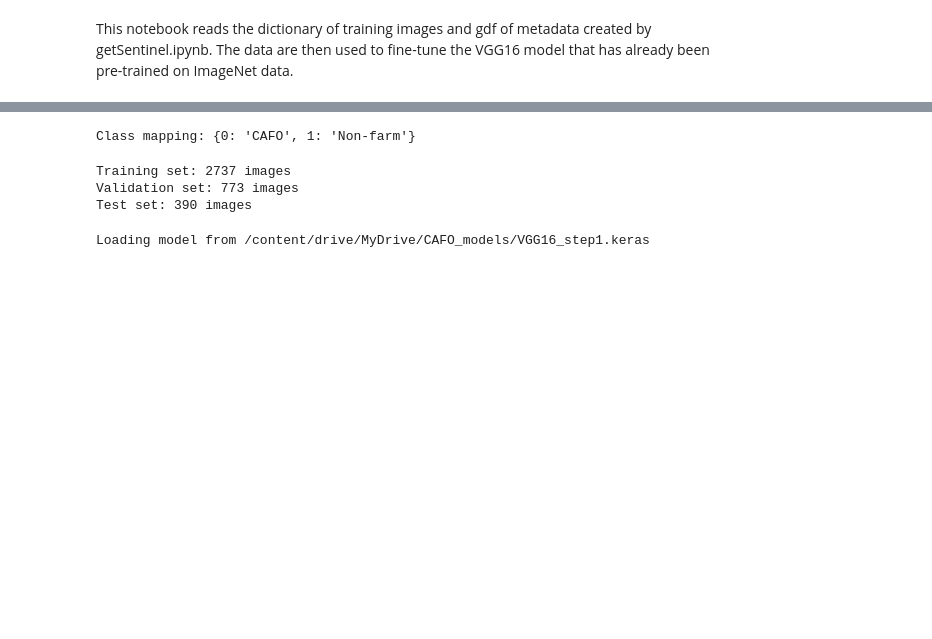
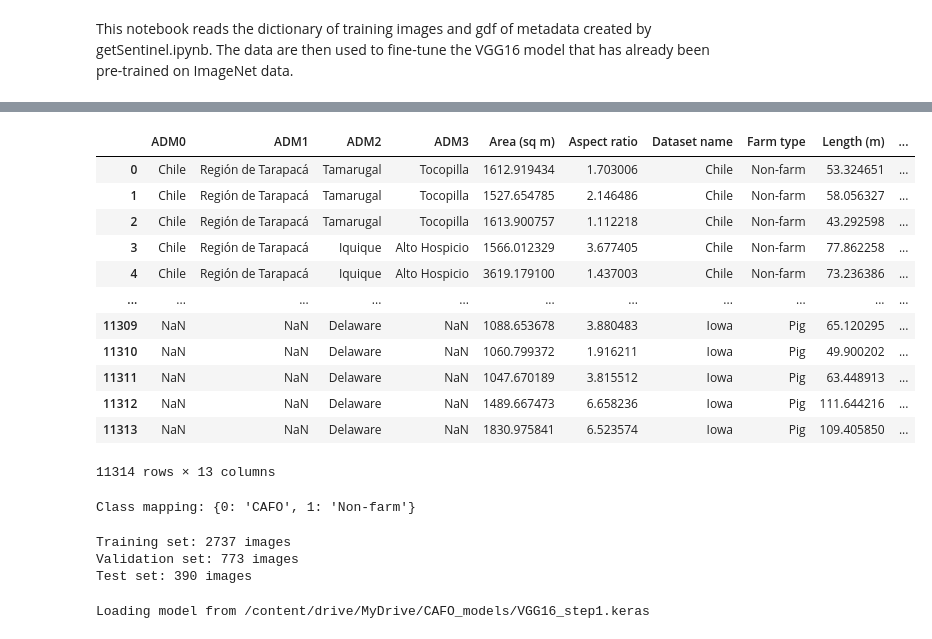
Before and after one commit to rachelemason/CAFO-AI, a Jupyter notebook: trainCNN.ipynb, the cells around one changed output, grey strips where cells are left out. Drawn from its saved outputs; the diff is of its cells as text; code cells hidden in the pictures; blank space fills up the shorter version.

Commit message:
Modified trainCNN to read training data from multiple files

```diff
--- a/trainCNN.ipynb
+++ b/trainCNN.ipynb
@@ -39,10 +39,33 @@ Drive already mounted at /content/drive; to attempt to forcibly remount, call dr
 # %%
 data_path = "/content/drive/MyDrive/CAFO_data/forTraining/"
 
-with open(f'{data_path}sentinel_images.pkl', 'rb') as f:
-    image_dict = pickle.load(f)
+datasets = ["chl", "mex", "rou", "iowa"]
 
-metadata = pd.read_pickle(f'{data_path}metadata_gdf.pkl')
+gdf_list = []
+for place in datasets:
+  with open(f'{data_path}{place}_sentinel_images.pkl', 'rb') as f:
+      image_dict = pickle.load(f)
+
+  gdf = pd.read_pickle(f'{data_path}{place}_metadata_gdf.pkl')
+  gdf["Sentinel"] = image_dict.values()
+  gdf_list.append(gdf)
+
+data = pd.concat(gdf_list).reset_index(drop=True)
+display(data)
+# %% [output]
+|  | ADM0 | ADM1 | ADM2 | ADM3 | Area (sq m) | Aspect ratio | Dataset name | Farm type | Length (m) | ... |
+| 0 | Chile | Región de Tarapacá | Tamarugal | Tocopilla | 1612.919434 | 1.703006 | Chile | Non-farm | 53.324651 | ... |
+| 1 | Chile | Región de Tarapacá | Tamarugal | Tocopilla | 1527.654785 | 2.146486 | Chile | Non-farm | 58.056327 | ... |
+| 2 | Chile | Región de Tarapacá | Tamarugal | Tocopilla | 1613.900757 | 1.112218 | Chile | Non-farm | 43.292598 | ... |
+| 3 | Chile | Región de Tarapacá | Iquique | Alto Hospicio | 1566.012329 | 3.677405 | Chile | Non-farm | 77.862258 | ... |
+| 4 | Chile | Región de Tarapacá | Iquique | Alto Hospicio | 3619.179100 | 1.437003 | Chile | Non-farm | 73.236386 | ... |
+| ... | ... | ... | ... | ... | ... | ... | ... | ... | ... | ... |
+| 11309 | NaN | NaN | Delaware | NaN | 1088.653678 | 3.880483 | Iowa | Pig | 65.120295 | ... |
+| 11310 | NaN | NaN | Delaware | NaN | 1060.799372 | 1.916211 | Iowa | Pig | 49.900202 | ... |
+| 11311 | NaN | NaN | Delaware | NaN | 1047.670189 | 3.815512 | Iowa | Pig | 63.448913 | ... |
+| 11312 | NaN | NaN | Delaware | NaN | 1489.667473 | 6.658236 | Iowa | Pig | 111.644216 | ... |
+| 11313 | NaN | NaN | Delaware | NaN | 1830.975841 | 6.523574 | Iowa | Pig | 109.405850 | ... |
+11314 rows × 13 columns
 # %%
 
 images = []
```
Also changed, not shown: parts of 4 cells of this notebook.
